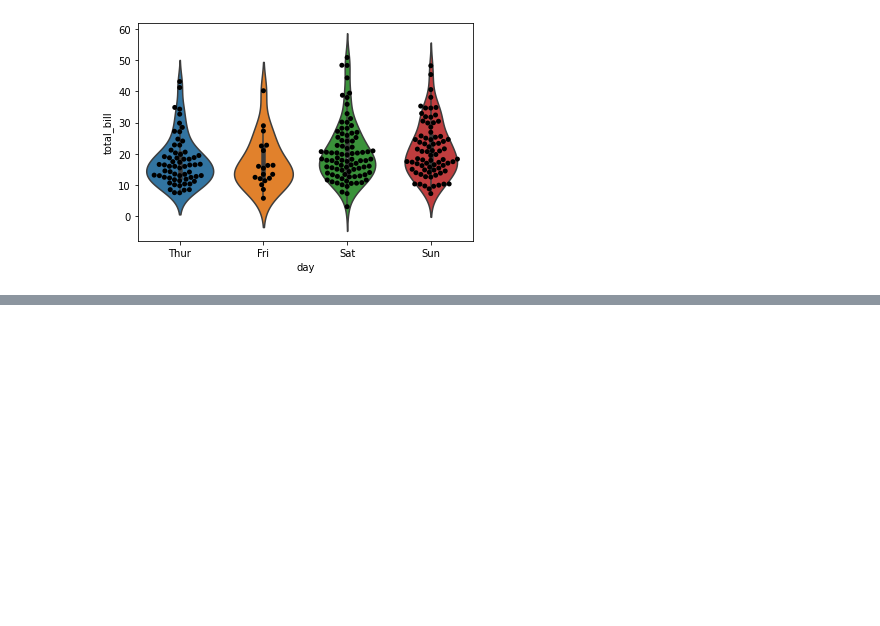
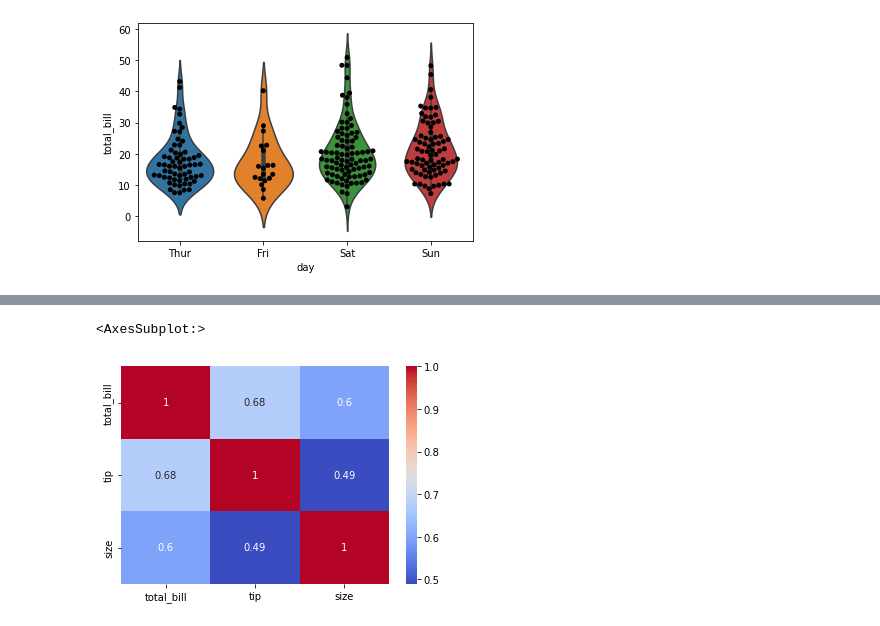
Before and after one commit to xkrystiandutka/DataScience, a Jupyter notebook: Seaborn/Seaborn.ipynb, the cells around one changed output, grey strips where cells are left out. Saved outputs shown, nothing was run; the diff lists cells and outputs as text; code cells hidden in the pictures; blank space fills up the shorter version.

```diff
--- a/Seaborn/Seaborn.ipynb
+++ b/Seaborn/Seaborn.ipynb
@@ -170,0 +184,7 @@ sns.catplot(x='day',y='total_bill',data=tips, kind='bar')
+# %%
+tc = tips.corr()
+# %%
+sns.heatmap(tc,annot=True,cmap='coolwarm')
+# %% [output]
+<AxesSubplot:>
+[figure, added]
```
Also changed, not shown: parts of 9 cells of this notebook.
